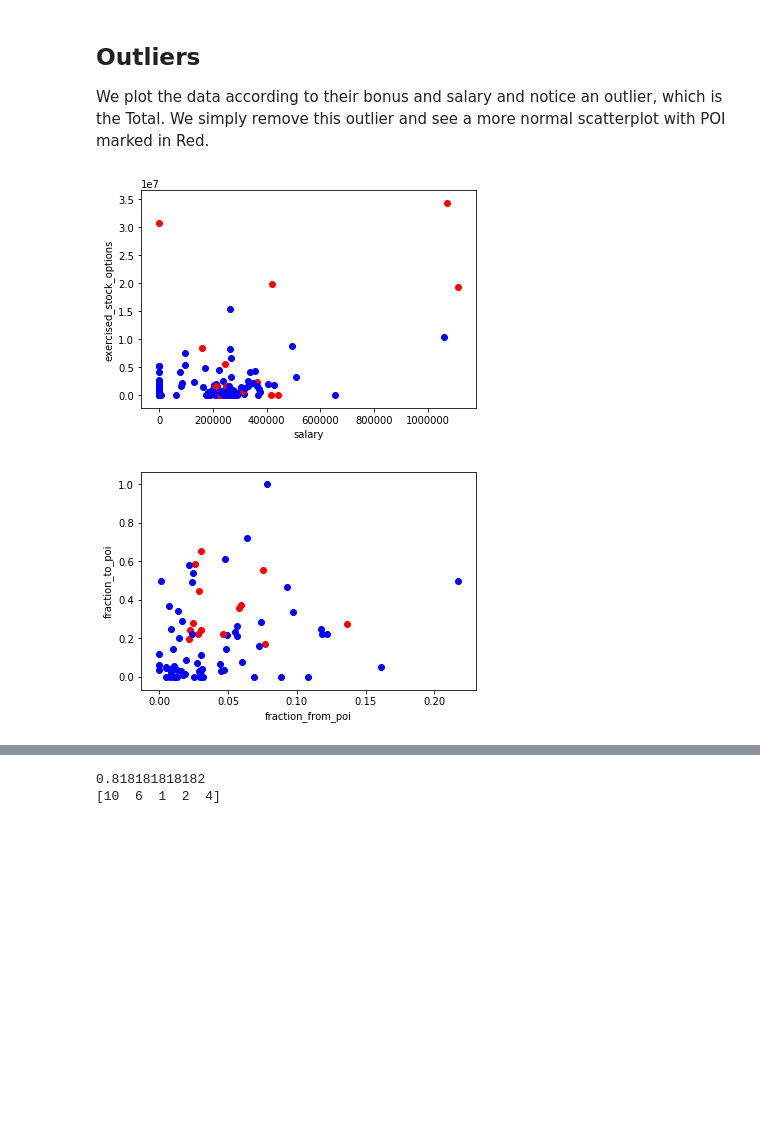
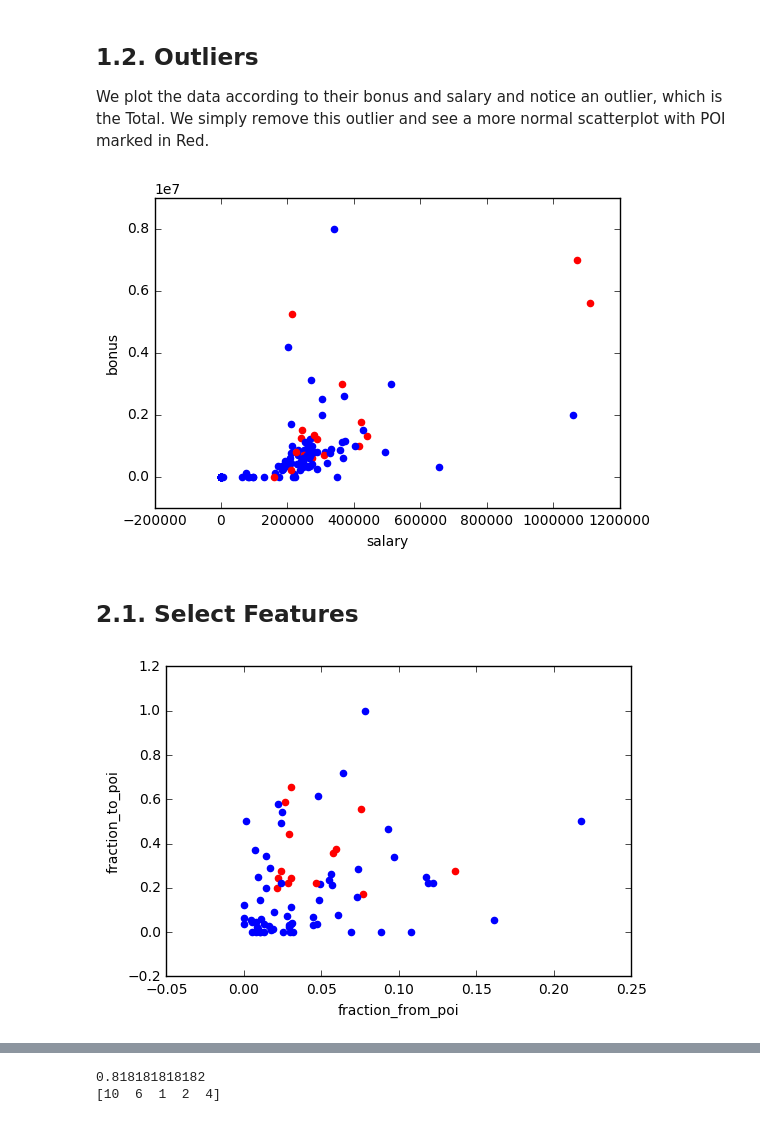
Before and after one commit to cmd-master/iml-enron-fraudcase, a Jupyter notebook: final_project/poi_id.py.ipynb, the cells around one changed output, grey strips where cells are left out. Drawn from its saved outputs; the diff is of its cells as text; code cells hidden in the pictures; blank space fills up the shorter version.

```diff
--- a/final_project/poi_id.py.ipynb
+++ b/final_project/poi_id.py.ipynb
@@ -10,6 +10,7 @@ import sys
 import pickle
 import matplotlib.pyplot
 import pprint
+import pandas as pd
 sys.path.append("../tools/")
 
 from feature_format import featureFormat, targetFeatureSplit
@@ -18,19 +19,15 @@ from tester import dump_classifier_and_data
 ### Task 1: Select what features you'll use.
 ### features_list is a list of strings, each of which is a feature name.
 
-def featureList(f1, f2):
-    return ["poi", f1, f2]
-
-features_list = featureList("salary", "exercised_stock_options")
-
-finance_options = [
+features_list = [ "poi",
     'salary', 'bonus', 'director_fees', 'other', 'long_term_incentive',
     'deferral_payments', 'total_payments', 'loan_advances', 'deferred_income',
-    'expenses', 'exercised_stock_options', 'restricted_stock',
-    'restricted_stock_deferred', 'total_stock_value']
+    'expenses',
 
-email_options = [
-    'to_messages', 'email_address', 'from_poi_to_this_person',
+    'exercised_stock_options', 'restricted_stock',
+    'restricted_stock_deferred', 'total_stock_value',
+
+    'to_messages', 'from_poi_to_this_person',
     'from_messages', 'from_this_person_to_poi', 'shared_receipt_with_poi']
 
 ### Load the dictionary containing the dataset
@@ -69,17 +66,17 @@ Count of POI:  18
 # %% [markdown]
-## Outliers
+## 1.2. Outliers
 We plot the data according to their bonus and salary and notice an outlier, which is the Total. We simply remove this outlier and see a more normal scatterplot with POI marked in Red.
 # %%
 ### Task 2: Remove outliers
 data_dict.pop("TOTAL", 0)
-features_list = featureList("salary", "exercised_stock_options")
 data = featureFormat(my_dataset, features_list, sort_keys = True)
 plotScatter(data, features_list)
 # %% [output]
-[figure, old version]
+[figure, new version]
+# %% [markdown]
+## 2.1. Select Features
 # %%
 ### Task 3: Create new feature(s)
-
 def computeFraction(numerator, denominator):
     if (numerator != "NaN") | (denominator != "NaN"):
         return (float(numerator) / float(denominator))
@@ -91,34 +88,39 @@ def computeSummation(numerator, denominator):
         return float(numerator) + float(denominator)
     else:
         return 0.
 
 def addNewFeature(dat, name, numer, denom=None, compute=False):
     new = {}
     if compute == "fraction":
         for key, val in dat.items():
             fraction = computeFraction(val[numer], val[denom])
             val[name] = fraction
             new[key] = val
+        features_list.append(name)
     elif compute == "sum":
         for key, val in dat.items():
             summation = computeSummation(val[numer], val[denom])
             val[name] = summation
             new[key] = val
+        features_list.append(name)
     else:
         for key, val in dat.items():
             val[name] = numer[key]
             new[key] = val
+        features_list.append(name)
     return new
 
 my_dataset = addNewFeature(my_dataset,
                            "fraction_from_poi",
                            "from_poi_to_this_person", "to_messages", compute = "fraction")
+
 my_dataset = addNewFeature(my_dataset,
                            "fraction_to_poi",
                            "from_this_person_to_poi", "from_messages", compute = "fraction")
 
-features_list = featureList("fraction_from_poi", "fraction_to_poi")
-data = featureFormat(my_dataset, features_list, sort_keys = True)
-plotScatter(data, features_list)
+data = featureFormat(my_dataset, ["poi", "fraction_from_poi", "fraction_to_poi"],
+                     sort_keys = True)
+
+plotScatter(data, ["poi", "fraction_from_poi", "fraction_to_poi"])
 # %% [output]
-[figure, old version]
+[figure, new version]
```
Also changed, not shown: parts of 7 cells of this notebook.
